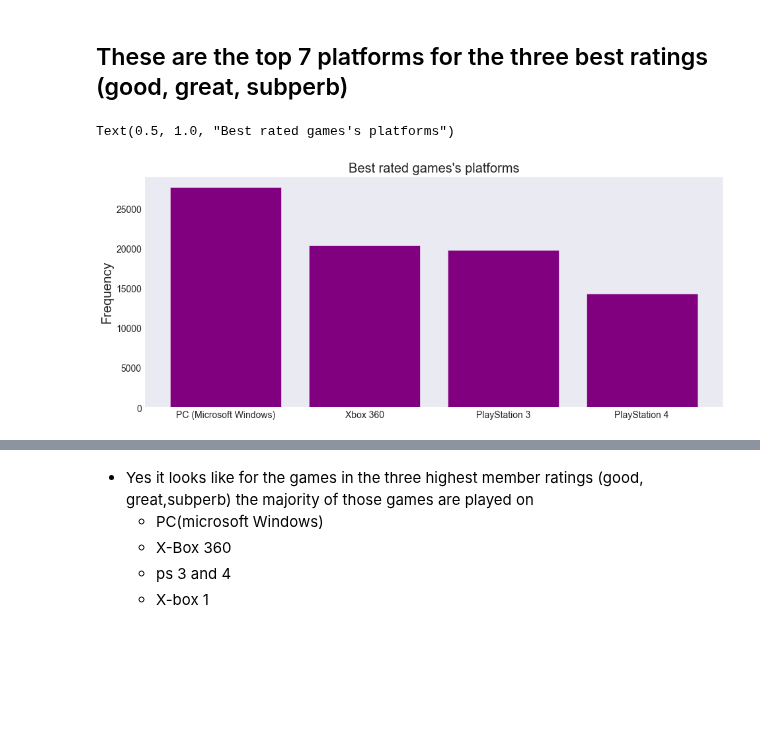
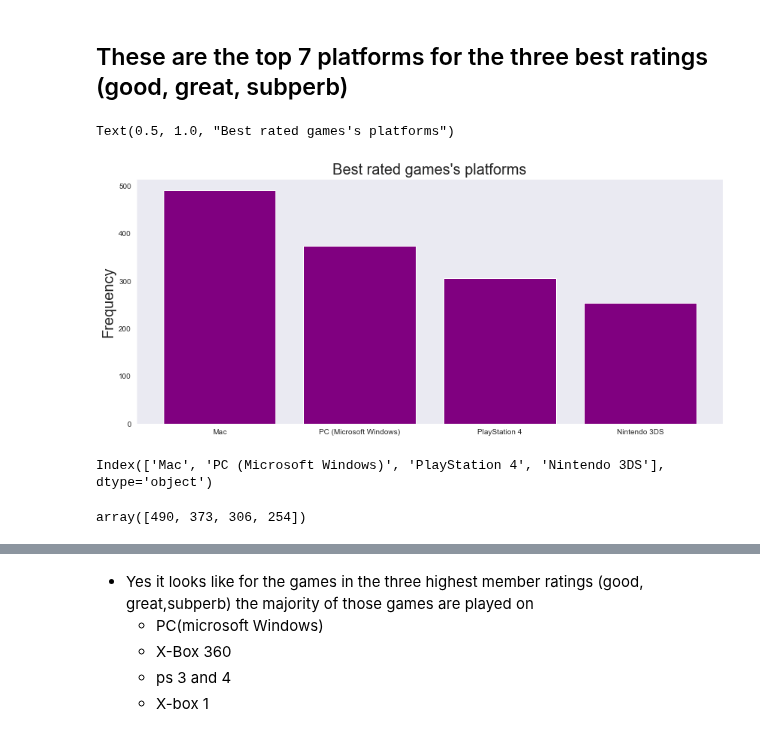
Before and after one commit to MrEnigmamgine/Videogame-Capstone_fork, a Jupyter notebook: Glady-acquire-Exploration.ipynb, the cells around one changed output, grey strips where cells are left out. Cells and saved outputs as stored; diff of their text form; code cells hidden in the pictures; blank space fills up the shorter version.

```diff
--- a/Glady-acquire-Exploration.ipynb
+++ b/Glady-acquire-Exploration.ipynb
@@ -228,0 +195,2 @@ from sklearn.model_selection import train_test_split
+# %%
+df2 = pd.read_json("explore_game.json")
@@ -360,12 +311,20 @@ df_top3_rating.head(1)
 ## These are the top 7 platforms for the three best ratings (good, great, subperb)
 # %%
 fig, ax = plt.subplots(figsize = (14,6))
-sns.set_style("dark")
-ax.bar(to_1D(df_top3_rating["platforms"]).value_counts().iloc[:4].index,
-        to_1D(df_top3_rating["platforms"]).value_counts().iloc[:4].values,
+
+ax.bar(to_1D(df_subperb_rating["platforms"]).value_counts().iloc[:4].index,
+        to_1D(df_subperb_rating["platforms"]).value_counts().iloc[:4].values,
           color= ['purple'])
 ax.set_ylabel("Frequency", size = 20)
 ax.set_title("Best rated games's platforms", size = 20)
 # %% [output]
 Text(0.5, 1.0, "Best rated games's platforms")
-[figure, old version]
+[figure, new version]
+# %%
+to_1D(df_subperb_rating["platforms"]).value_counts().iloc[:4].index
+# %% [output]
+Index(['Mac', 'PC (Microsoft Windows)', 'PlayStation 4', 'Nintendo 3DS'], dtype='object')
+# %%
+to_1D(df_subperb_rating["platforms"]).value_counts().iloc[:4].values
+# %% [output]
+array([490, 373, 306, 254])
```
Also changed, not shown: parts of 162 cells of this notebook.
